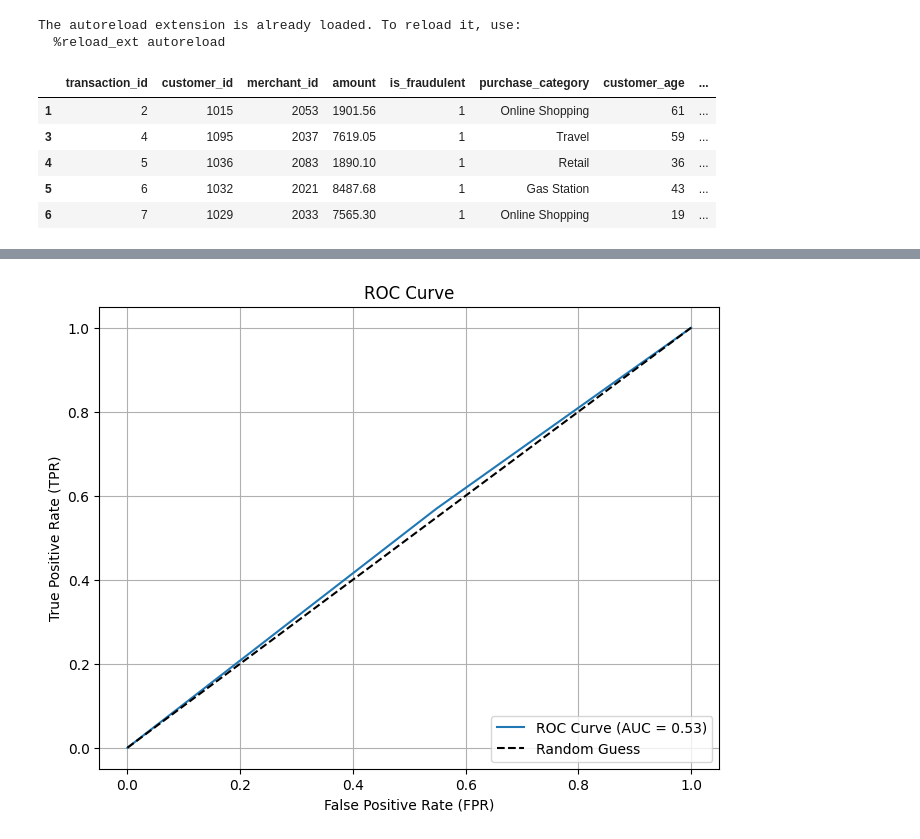
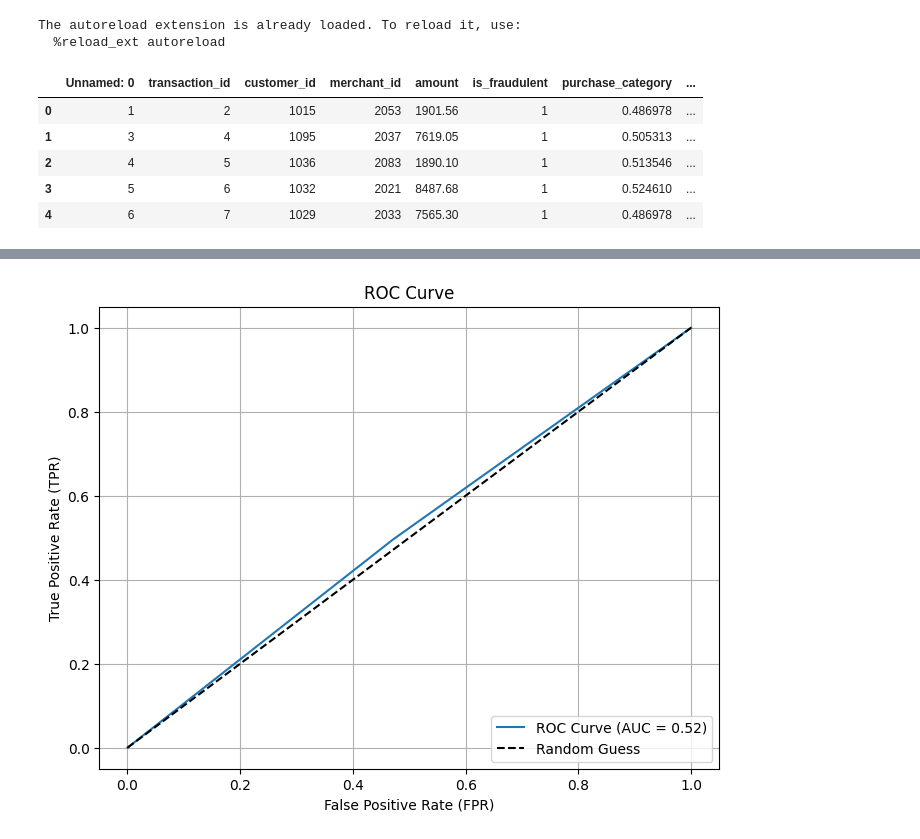
Before and after one commit to Ivan-BV/labotarotio-modulo8-logistica, a Jupyter notebook: modelos/modelo2/modulo8-leccion09-ajuste-logistica.ipynb, the cells around one changed output, grey strips where cells are left out. Drawn from its saved outputs; the diff is of its cells as text; code cells hidden in the pictures.

```diff
--- a/modelos/modelo2/modulo8-leccion09-ajuste-logistica.ipynb
+++ b/modelos/modelo2/modulo8-leccion09-ajuste-logistica.ipynb
@@ -57,15 +59,15 @@ from sklearn.metrics import roc_curve, roc_auc_score
 The autoreload extension is already loaded. To reload it, use:
   %reload_ext autoreload
 # %%
-df = pd.read_pickle("datos/financial_data_target.pkl")
+df = pd.read_csv("datos/financial_data_target.csv")
 df.head()
 # %% [output]
-|  | transaction_id | customer_id | merchant_id | amount | is_fraudulent | purchase_category | customer_age | ... |
-| 1 | 2 | 1015 | 2053 | 1901.56 | 1 | Online Shopping | 61 | ... |
-| 3 | 4 | 1095 | 2037 | 7619.05 | 1 | Travel | 59 | ... |
-| 4 | 5 | 1036 | 2083 | 1890.10 | 1 | Retail | 36 | ... |
-| 5 | 6 | 1032 | 2021 | 8487.68 | 1 | Gas Station | 43 | ... |
-| 6 | 7 | 1029 | 2033 | 7565.30 | 1 | Online Shopping | 19 | ... |
+|  | Unnamed: 0 | transaction_id | customer_id | merchant_id | amount | is_fraudulent | purchase_category | ... |
+| 0 | 1 | 2 | 1015 | 2053 | 1901.56 | 1 | 0.486978 | ... |
+| 1 | 3 | 4 | 1095 | 2037 | 7619.05 | 1 | 0.505313 | ... |
+| 2 | 4 | 5 | 1036 | 2083 | 1890.10 | 1 | 0.513546 | ... |
+| 3 | 5 | 6 | 1032 | 2021 | 8487.68 | 1 | 0.524610 | ... |
+| 4 | 6 | 7 | 1029 | 2033 | 7565.30 | 1 | 0.486978 | ... |
 # %%
 x = df.drop(columns="is_fraudulent")
 y = df["is_fraudulent"]
```
Also changed, not shown: parts of 13 cells of this notebook, 17 other files.
